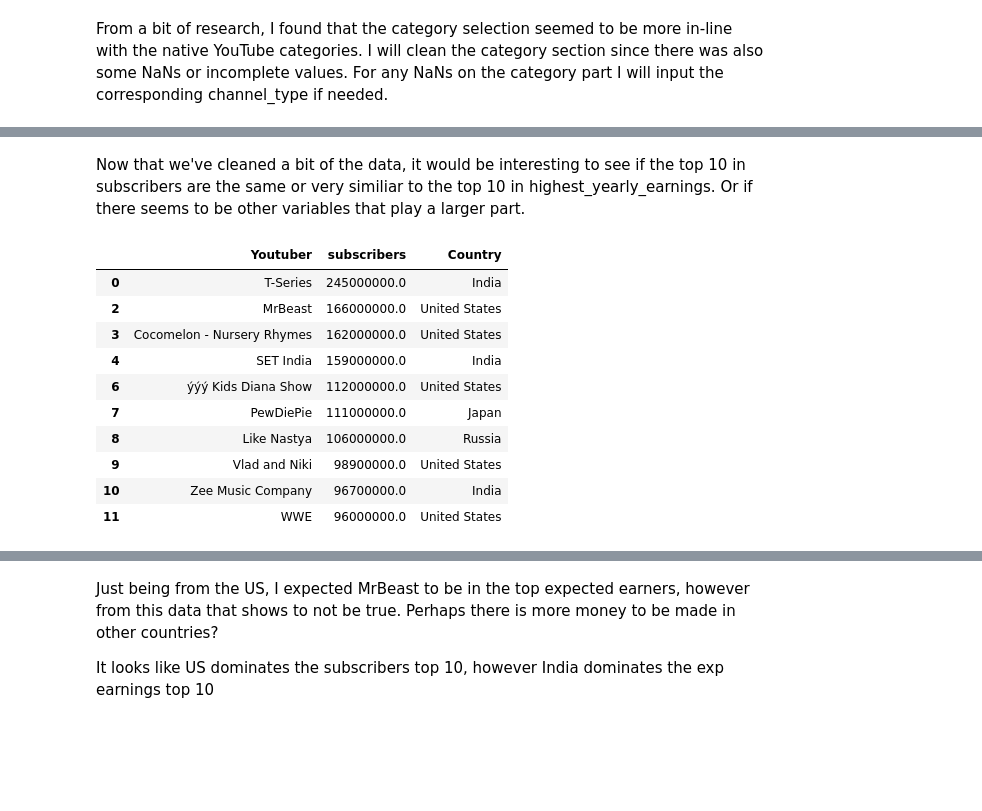
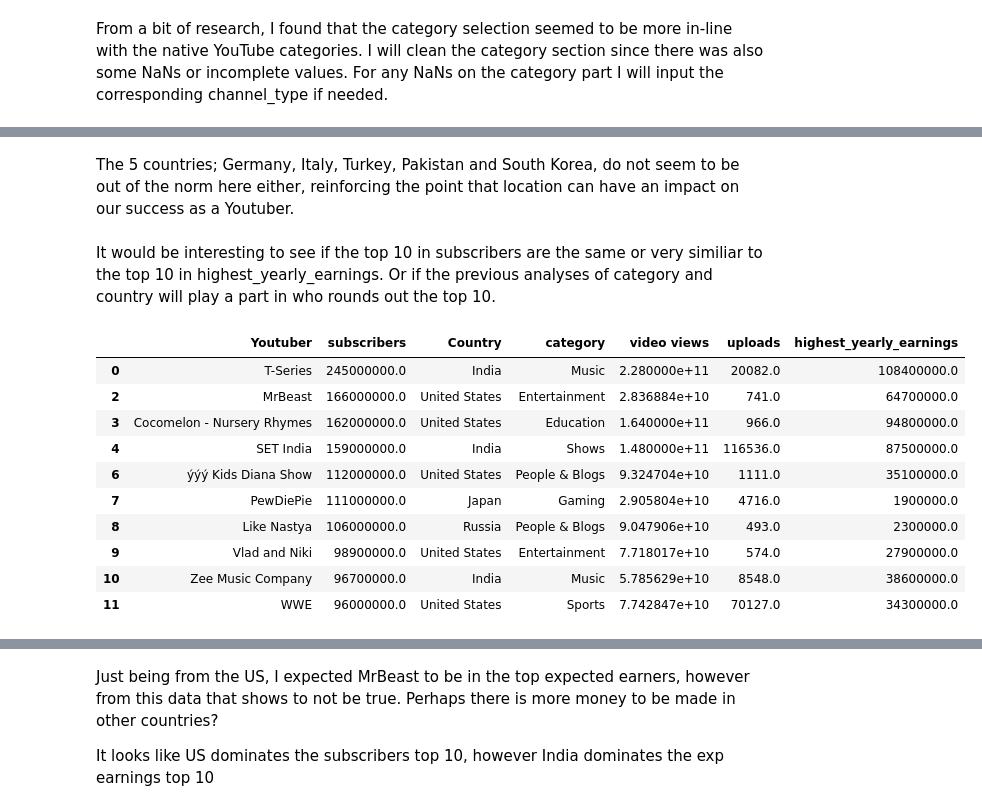
Before and after one commit to briangdrewes/youtuber-analysis, a Jupyter notebook: final_draft.ipynb, the cells around one changed output, grey strips where cells are left out. Cells and saved outputs as stored; diff of their text form; code cells hidden in the pictures; blank space fills up the shorter version.

Commit message:
added bunch of final draft parts

```diff
--- a/final_draft.ipynb
+++ b/final_draft.ipynb
@@ -101,3 +103,5 @@ df[df.Youtuber == 'Busy Fun Ltd']['category'].index
 df.at[445, 'category'] = 'Comedy'
 df[df.Youtuber == 'KL BRO Biju Rithvik'].Country.index
 df.at[302, 'Country'] = 'India'
+df[df.Youtuber == 'BeatboxJCOP'].Country.index
+df.at[483, 'Country'] = 'South Korea'
@@ -103,0 +112,26 @@ df.at[302, 'Country'] = 'India'
+# %%
+#adding links to youtubers in the top10 charts to analyze social media links
+#df['links'] = 0 #adding a new column 'links' and setting to 0, for this project I will manually add the links but future works could be webscraped
+df.at[df[df.Youtuber == 'T-Series'].links.index[0],'links'] = 5
+df.at[df[df.Youtuber == "MrBeast"].links.index[0],'links'] = 2
+df.at[df[df.Youtuber == "Cocomelon - Nursery Rhymes"].links.index[0],'links'] = 6
+df.at[df[df.Youtuber == "SET India"].links.index[0],'links'] = 5
+df.at[df[df.Youtuber == "ýýý Kids Diana Show"].links.index[0],'links'] = 8
+df.at[df[df.Youtuber == "PewDiePie"].links.index[0],'links'] = 2
+df.at[df[df.Youtuber == "Like Nastya"].links.index[0],'links'] = 5
+df.at[df[df.Youtuber == "Vlad and Niki"].links.index[0],'links'] = 2
+df.at[df[df.Youtuber == "Zee Music Company"].links.index[0],'links'] = 4
+df.at[df[df.Youtuber == "WWE"].links.index[0],'links'] = 6
+df.at[df[df.Youtuber == "Zee TV"].links.index[0],'links'] = 2
+df.at[df[df.Youtuber =="StarPlus"].links.index[0],'links'] = 4
+df.at[df[df.Youtuber =="Sony SAB"].links.index[0],'links'] = 5
+df.at[df[df.Youtuber =="GR6 EXPLODE"].links.index[0],'links'] = 1
+df.at[df[df.Youtuber =="ýýýýýýýýý KIMPRO"].links.index[0],'links'] = 1
+df.at[df[df.Youtuber =="DaFuq!?Boom!"].links.index[0],'links'] = 3
+df.at[df[df.Youtuber =="ViralHog"].links.index[0],'links'] = 7
+df.at[df[df.Youtuber =="KL BRO Biju Rithvik"].links.index[0],'links'] = 0
+df.at[df[df.Youtuber =="GH'S"].links.index[0],'links'] = 4
+df.at[df[df.Youtuber =="Filaretiki"].links.index[0],'links'] = 3
+df.at[df[df.Youtuber =="BeatboxJCOP"].links.index[0],'links'] = 3
+
+df.head()
@@ -103,0 +198,5 @@ df.at[302, 'Country'] = 'India'
+# %%
+df['x'] = 1
+df = df.rename({'x':'youtuber_count'},axis=1)
+countrydf = df.groupby('Country').sum().sort_values('subscribers',ascending=False)
+countrydf.head(10)
@@ -104,18 +246,20 @@ df.at[302, 'Country'] = 'India'
+# %% [markdown]
+The 5 countries; Germany, Italy, Turkey, Pakistan and South Korea, do not seem to be out of the norm here either, reinforcing the point that location can have an impact on our success as a Youtuber.
 # %% [markdown]
-Now that we've cleaned a bit of the data, it would be interesting to see if the top 10 in subscribers are the same or very similiar to the top 10 in highest_yearly_earnings. Or if there seems to be other variables that play a larger part.
+It would be interesting to see if the top 10 in subscribers are the same or very similiar to the top 10 in highest_yearly_earnings. Or if the previous analyses of category and country will play a part in who rounds out the top 10.
 # %%
-top10_subscribership = df[['Youtuber','subscribers','Country']].sort_values(by=['subscribers'],ascending=False).head(10)
+top10_subscribership = df[['Youtuber','subscribers','Country','category','video views','uploads','highest_yearly_earnings']].sort_values(by=['subscribers'],ascending=False).head(10)
 top10_subscribership
 # %% [output]
-|  | Youtuber | subscribers | Country |
-| 0 | T-Series | 245000000.0 | India |
-| 2 | MrBeast | 166000000.0 | United States |
-| 3 | Cocomelon - Nursery Rhymes | 162000000.0 | United States |
-| 4 | SET India | 159000000.0 | India |
-| 6 | ýýý Kids Diana Show | 112000000.0 | United States |
-| 7 | PewDiePie | 111000000.0 | Japan |
-| 8 | Like Nastya | 106000000.0 | Russia |
-| 9 | Vlad and Niki | 98900000.0 | United States |
-| 10 | Zee Music Company | 96700000.0 | India |
-| 11 | WWE | 96000000.0 | United States |
+|  | Youtuber | subscribers | Country | category | video views | uploads | highest_yearly_earnings |
+| 0 | T-Series | 245000000.0 | India | Music | 2.280000e+11 | 20082.0 | 108400000.0 |
+| 2 | MrBeast | 166000000.0 | United States | Entertainment | 2.836884e+10 | 741.0 | 64700000.0 |
+| 3 | Cocomelon - Nursery Rhymes | 162000000.0 | United States | Education | 1.640000e+11 | 966.0 | 94800000.0 |
+| 4 | SET India | 159000000.0 | India | Shows | 1.480000e+11 | 116536.0 | 87500000.0 |
+| 6 | ýýý Kids Diana Show | 112000000.0 | United States | People & Blogs | 9.324704e+10 | 1111.0 | 35100000.0 |
+| 7 | PewDiePie | 111000000.0 | Japan | Gaming | 2.905804e+10 | 4716.0 | 1900000.0 |
+| 8 | Like Nastya | 106000000.0 | Russia | People & Blogs | 9.047906e+10 | 493.0 | 2300000.0 |
+| 9 | Vlad and Niki | 98900000.0 | United States | Entertainment | 7.718017e+10 | 574.0 | 27900000.0 |
+| 10 | Zee Music Company | 96700000.0 | India | Music | 5.785629e+10 | 8548.0 | 38600000.0 |
+| 11 | WWE | 96000000.0 | United States | Sports | 7.742847e+10 | 70127.0 | 34300000.0 |
 # %%
```
Also changed, not shown: parts of 35 cells of this notebook.
